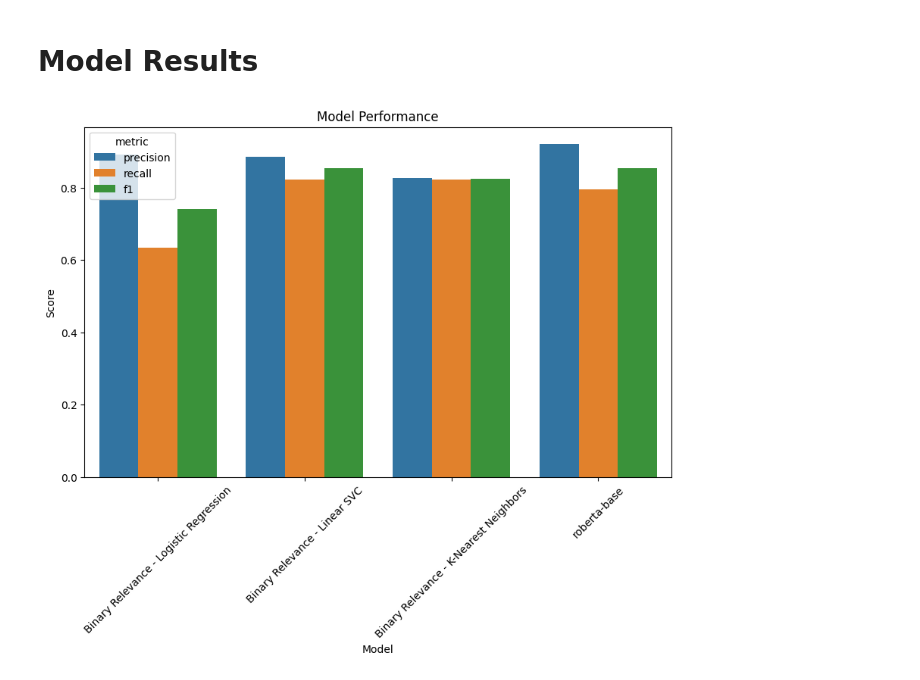
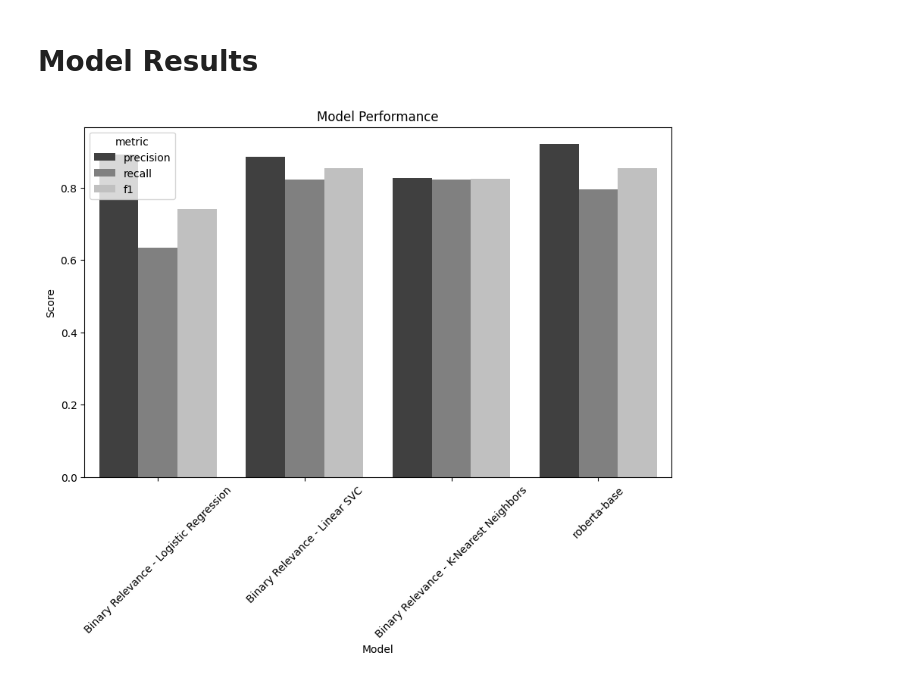
Before and after one commit to Mattcalcaterra/630_final, a Jupyter notebook: adviceLabeling.ipynb, the cells around one changed output. Cells and saved outputs as stored; diff of their text form; code cells hidden in the pictures.

Commit message:
Add result graphing

```diff
--- a/adviceLabeling.ipynb
+++ b/adviceLabeling.ipynb
@@ -514,11 +516,13 @@ model_results_melt = model_results_df.melt(id_vars="model", var_name="metric")
 # %%
 # plot
 plt.figure(figsize=(10, 6))
-sns.barplot(data=model_results_melt, x="model", y="value", hue="metric")
+sns.barplot(
+    data=model_results_melt, x="model", y="value", hue="metric", palette="gray"
+)
 plt.title("Model Performance")
 plt.ylabel("Score")
 plt.xlabel("Model")
 plt.xticks(rotation=45)
 plt.show()
 # %% [output]
-[figure, old version]
+[figure, new version]
```
Also changed, not shown: parts of 2 cells of this notebook, 1 other file.
